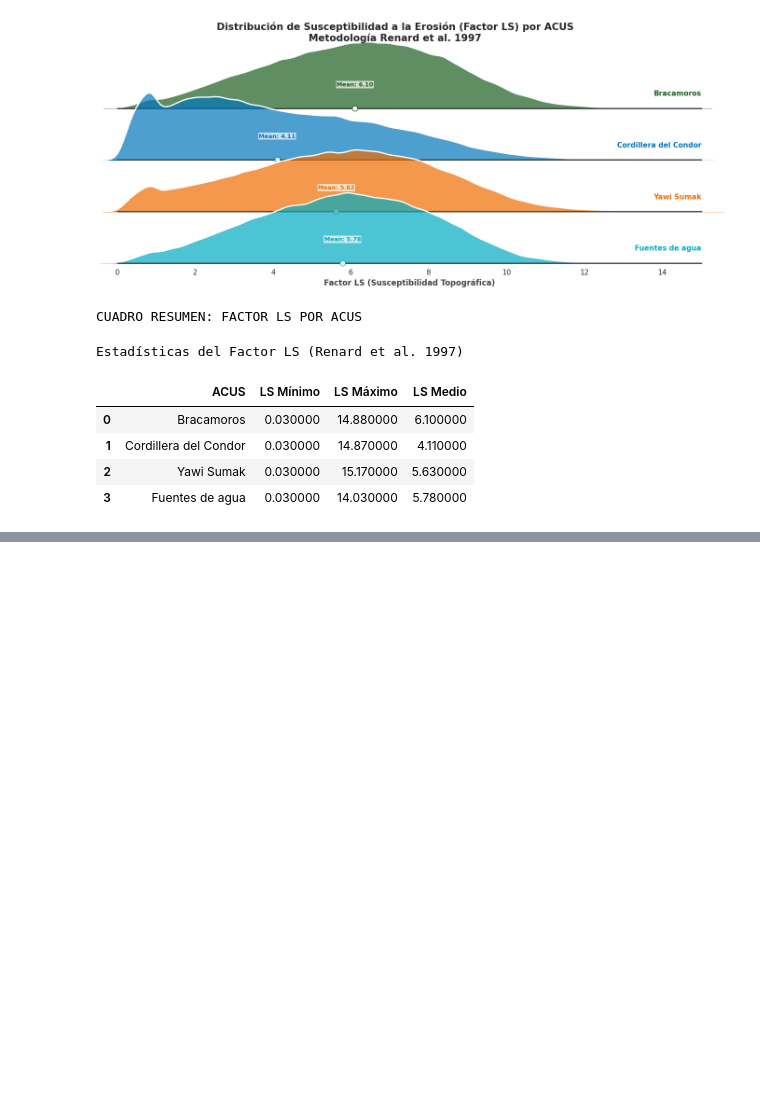
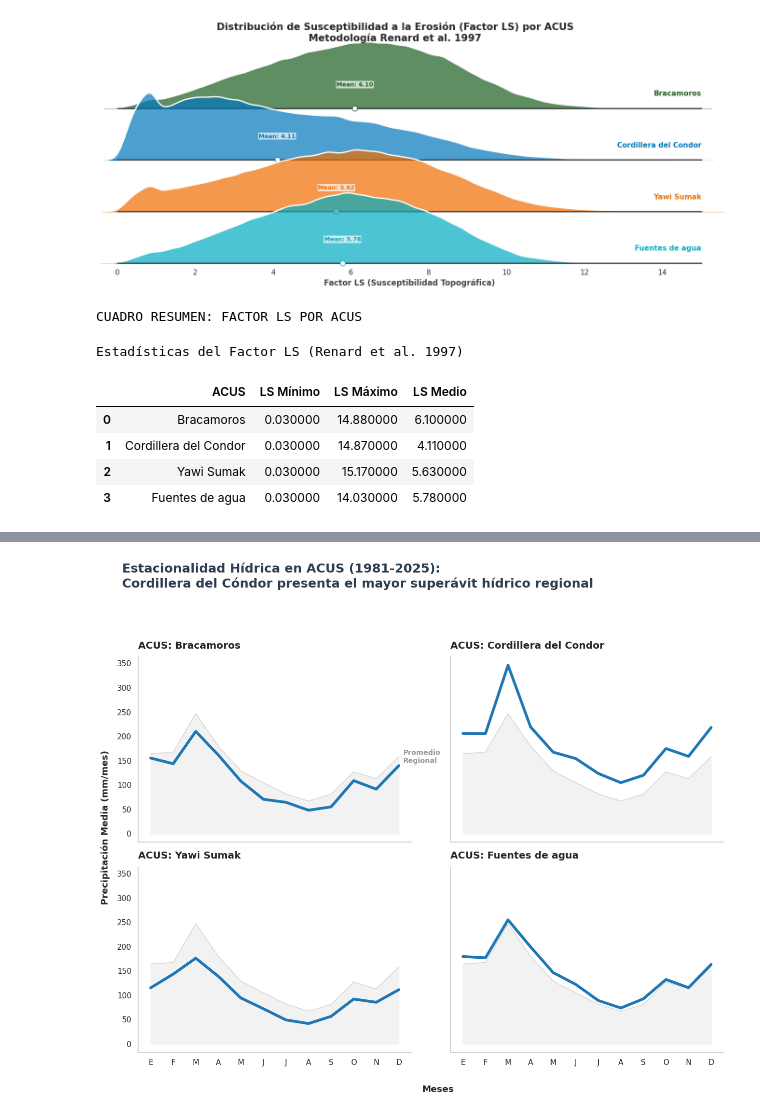
Before and after one commit to daningMontano/ACUS_ECOSYSTEM_FUNCTION_ZCH, a Jupyter notebook: Notebooks/Init_biophysical_charact/1_Base_line.ipynb, the cells around one changed output, grey strips where cells are left out. Drawn from its saved outputs; the diff is of its cells as text; code cells hidden in the pictures; blank space fills up the shorter version.

```diff
--- a/Notebooks/Init_biophysical_charact/1_Base_line.ipynb
+++ b/Notebooks/Init_biophysical_charact/1_Base_line.ipynb
@@ -886,0 +1027,81 @@ Estadísticas del Factor LS (Renard et al. 1997)
+# %%
+# Configuración de variables
+start_year, end_year = 1981, 2025
+
+
+chirps_filtered = chirps.filterDate(f'{start_year}-01-01', f'{end_year}-12-31')
+months = ee.List.sequence(1, 12)
+
+def get_monthly_mean(m):
+    def get_annual_sum_for_month(y):
+        return chirps_filtered.filter(ee.Filter.calendarRange(y, y, 'year')) \
+                               .filter(ee.Filter.calendarRange(m, m, 'month')) \
+                               .sum().set('month', m)
+    annual_sums = ee.ImageCollection.fromImages(ee.List.sequence(start_year, end_year).map(get_annual_sum_for_month))
+    return annual_sums.mean().set('month', m)
+
+monthly_climatology = ee.ImageCollection.fromImages(months.map(get_monthly_mean))
+
+# --- 2. FILTRAR Y MINAR (Extracción) ---
+precip_monthly_data = []
+# Se asume que 'nombres_categorias' y 'acus' están definidos en el entorno
+for nombre in nombres_categorias[:4]: # Limitamos a 4 para el formato 2x2
+    subset = acus.filter(ee.Filter.eq('Nombre', nombre))
+    def reduce_month(img):
+        stats = img.reduceRegion(reducer=ee.Reducer.mean(), geometry=subset.geometry(), scale=5566, maxPixels=1e9)
+        return ee.Feature(None, {'ACUS': nombre, 'Mes': img.get('month'), 'Precipitacion': stats.get('precipitation')})
+
+    features = monthly_climatology.map(reduce_month).getInfo()['features']
+    for f in features: precip_monthly_data.append(f['properties'])
+
+df_monthly = pd.DataFrame(precip_monthly_data)
+avg_regional = df_monthly.groupby('Mes')['Precipitacion'].mean()
+
+# --- 3. REPRESENTAR Y REFINAR (Visualización para Informe) ---
+plt.rcParams['font.family'] = 'sans-serif'
+sns.set_style("white")
+
+fig, axes = plt.subplots(2, 2, figsize=(14, 11), sharex=True, sharey=True)
+axes = axes.flatten()
+month_names = ['E', 'F', 'M', 'A', 'M', 'J', 'J', 'A', 'S', 'O', 'N', 'D']
+
+for i, nombre in enumerate(nombres_categorias[:4]):
+    ax = axes[i]
+    df_sub = df_monthly[df_monthly['ACUS'] == nombre]
+
+    # 1. REFERENCIA: Promedio regional mejorado (Sombra)
+    ax.fill_between(range(1, 13), avg_regional, color='#F2F2F2', alpha=1)
+    ax.plot(range(1, 13), avg_regional, color='#D9D9D9', linewidth=1.2, linestyle='-')
+
+    # 2. DATO PRINCIPAL: Línea de la ACUS resaltada
+    ax.plot(range(1, 13), df_sub['Precipitacion'], color='#1f77b4', linewidth=4)
+
+    # Etiquetas y Títulos con mayor tamaño (Legibilidad)
+    ax.set_title(f"ACUS: {nombre}", fontsize=14, fontweight='bold', pad=12, loc='left')
+    ax.set_xticks(range(1, 13))
+    ax.set_xticklabels(month_names, fontsize=11)
+    ax.tick_params(axis='y', labelsize=11)
+
+    # Etiquetado directo del promedio (solo en el primer cuadrante)
+    if i == 0:
+        ax.text(12.2, avg_regional.iloc[-1], 'Promedio\nRegional',
+                color='#999999', fontsize=10, fontweight='bold', va='center')
+
+    # Eliminar ruido (Ratio datos-tinta)
+    ax.spines['top'].set_visible(False)
+    ax.spines['right'].set_visible(False)
+    ax.spines['left'].set_color('#CCCCCC')
+    ax.spines['bottom'].set_color('#CCCCCC')
+
+# Título de Storytelling con Gran Idea
+fig.suptitle('Estacionalidad Hídrica en ACUS (1981-2025):\nCordillera del Cóndor presenta el mayor superávit hídrico regional',
+             fontsize=18, fontweight='bold', x=0.05, ha='left', color='#2C3E50')
+
+# Etiquetas de ejes globales
+fig.text(0.5, 0.02, 'Meses', ha='center', fontsize=13, fontweight='bold')
+fig.text(0.02, 0.5, 'Precipitación Media (mm/mes)', va='center', rotation='vertical', fontsize=13, fontweight='bold')
+
+plt.tight_layout(rect=[0.03, 0.05, 0.92, 0.92])
+plt.show()
+# %% [output]
+[figure, added]
```
Also changed, not shown: parts of 12 cells of this notebook.
